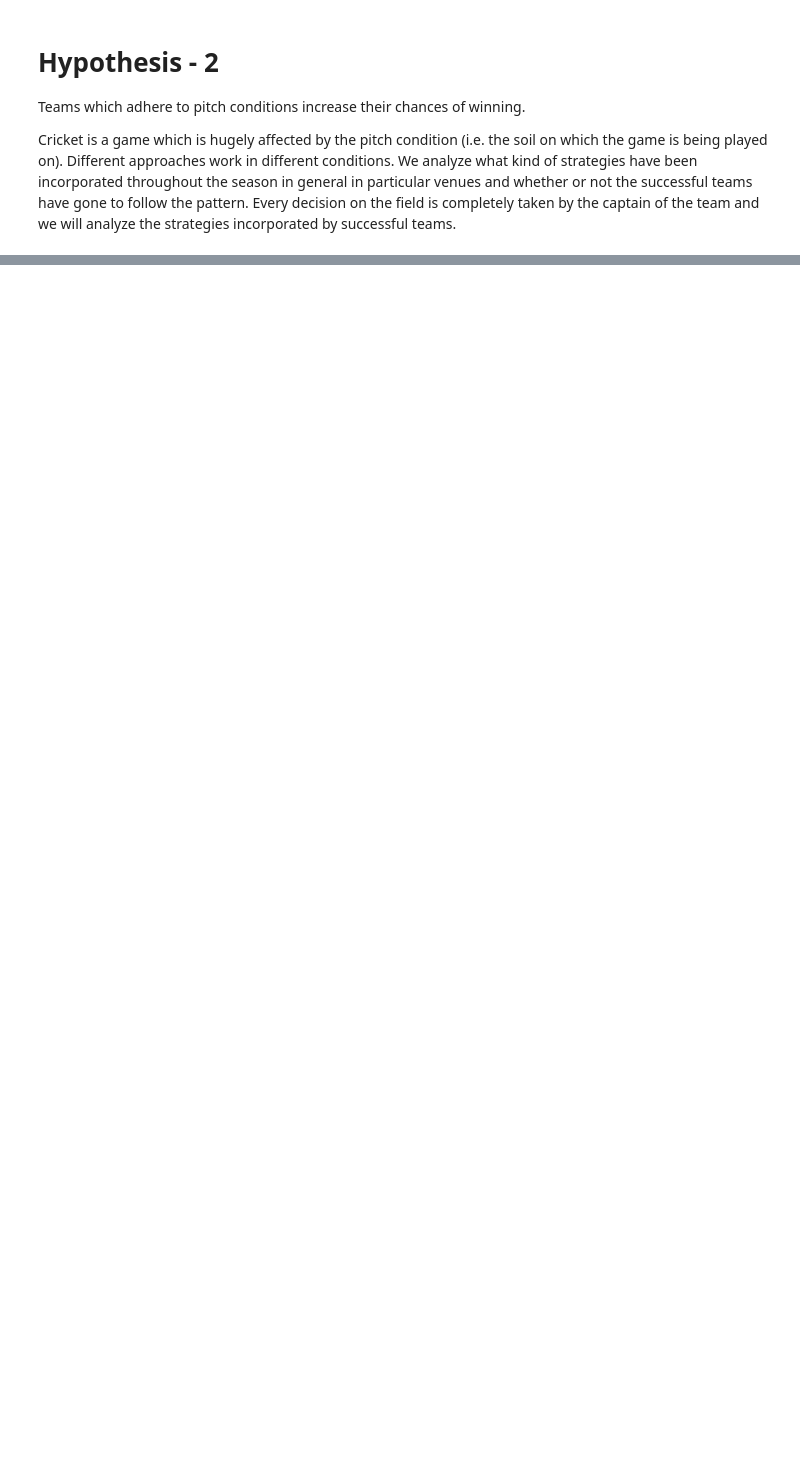
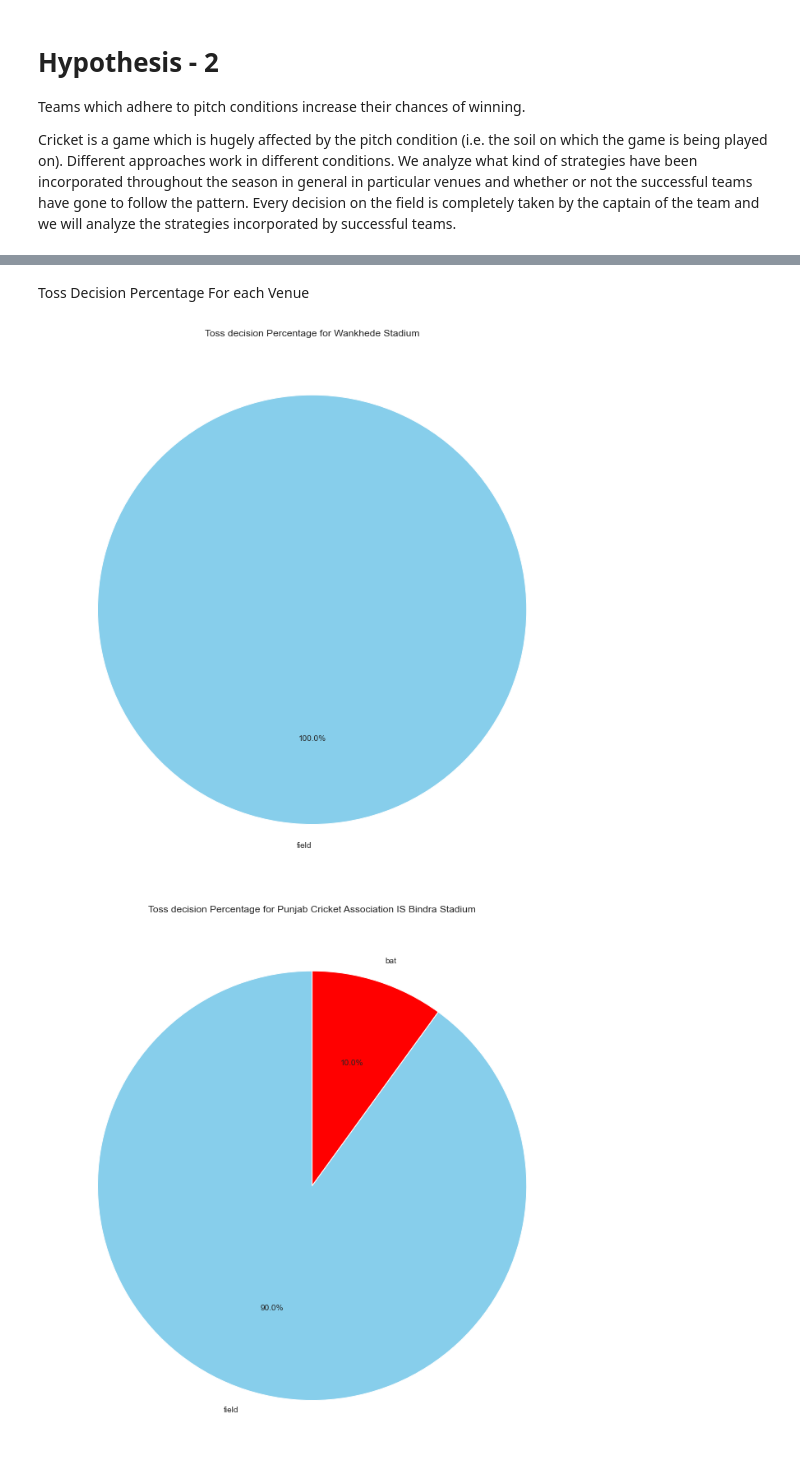
Before and after one commit to Venkat3103/2022Fall_projects, a Jupyter notebook: Hypothesis_2.ipynb, the cells around one changed output, grey strips where cells are left out. Cells and saved outputs as stored; diff of their text form; code cells hidden in the pictures; blank space fills up the shorter version.

```diff
--- a/Hypothesis_2.ipynb
+++ b/Hypothesis_2.ipynb
@@ -142,3 +142,5 @@ throughout the season in general in particular venues and whether or not the
 successful teams have gone to follow the pattern. Every decision on the field is
 completely taken by the captain of the team and we will analyze the strategies
 incorporated by successful teams.
+# %%
+total_venues = match_info.venue.unique().tolist()
@@ -144,0 +168,7 @@ incorporated by successful teams.
+# %% [markdown]
+Toss Decision Percentage For each Venue
+# %%
+hf.toss_decision_plots(match_info,total_venues)
+# %% [output]
+[figure, added]
+[figure, added]
```
Also changed, not shown: parts of 12 cells of this notebook.
